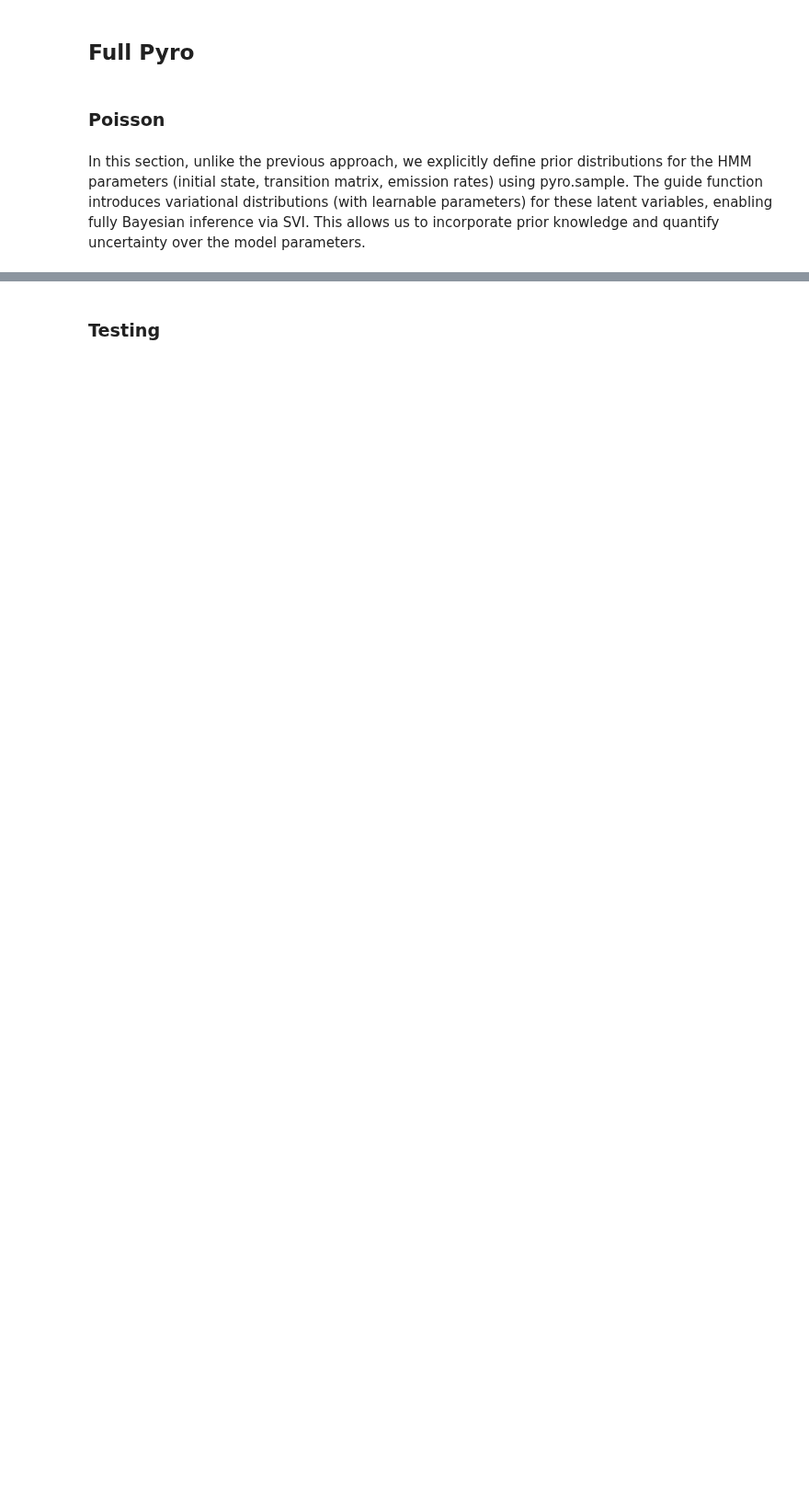
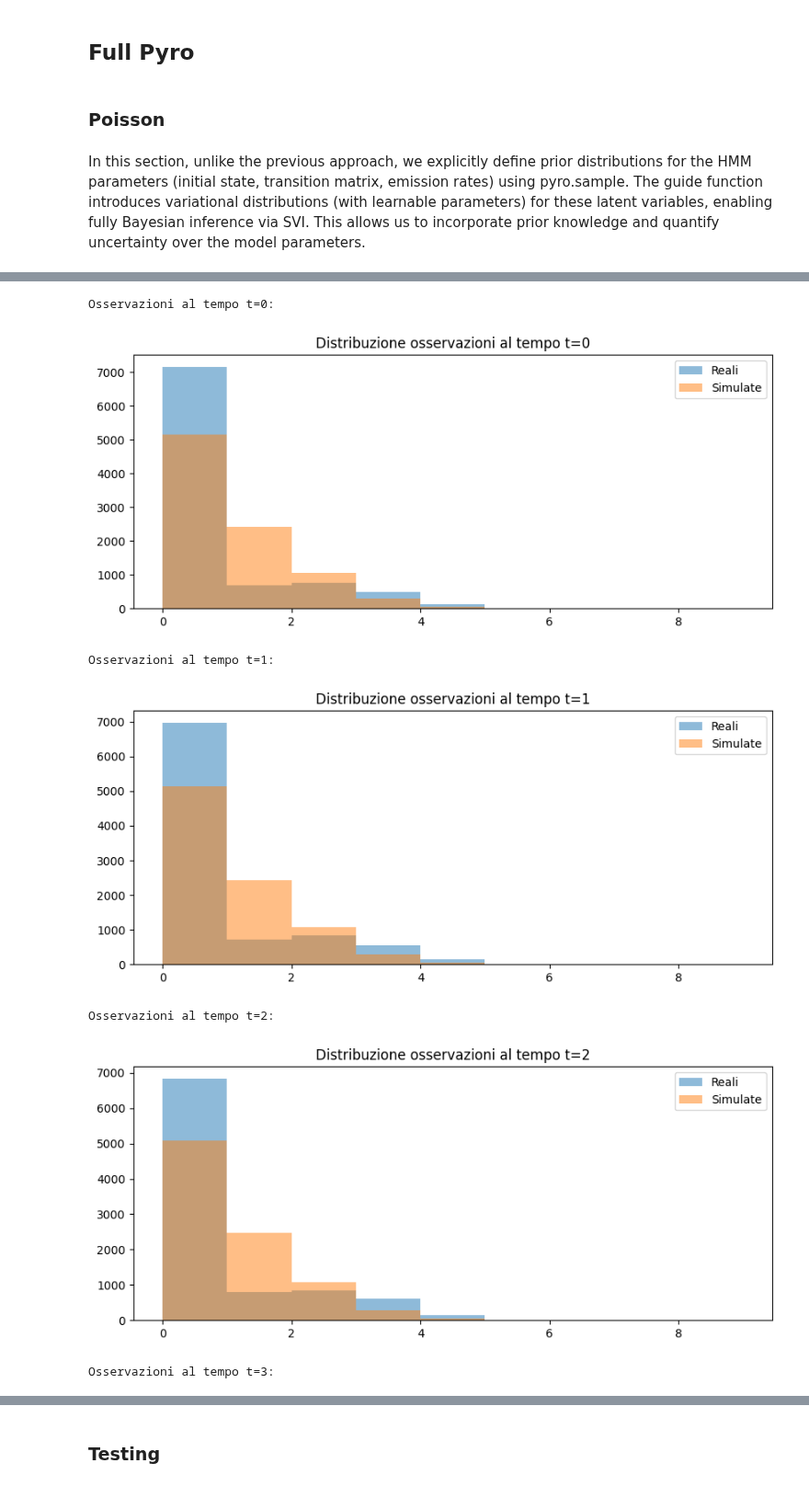
Before and after one commit to erikdeluca/Blood-Donors, a Jupyter notebook: Python/Pyro.ipynb, the cells around one changed output, grey strips where cells are left out. Shown at 92% size. Saved outputs shown, nothing was run; the diff lists cells and outputs as text; code cells hidden in the pictures; blank space fills up the shorter version.

```diff
--- a/Python/Pyro.ipynb
+++ b/Python/Pyro.ipynb
@@ -293,0 +393,17 @@ Step 1800 loss: 131303.4375
+# %%
+learned_pi = pyro.param("pi_alpha").detach().cpu().numpy()
+learned_A = pyro.param("A_alpha").detach().cpu().numpy()
+learned_rates_alpha = pyro.param("rates_alpha").detach().cpu().numpy()
+learned_rates_beta = pyro.param("rates_beta").detach().cpu().numpy()
+
+pi_learn = dist.Dirichlet(torch.tensor(learned_pi))
+A_learn = dist.Dirichlet(torch.tensor(learned_A))  # attenzione alla to_event
+rates_learn = dist.Gamma(torch.tensor(learned_rates_alpha), torch.tensor(learned_rates_beta))
+
+pi_mean = pi_learn.mean
+A_mean = A_learn.mean
+rates_mean = rates_learn.mean
+
+print("Initial state probabilities (normalized):", pi_mean)
+print("Transition matrix (normalized):", A_mean)
+print("Poisson rates:", rates_mean)
@@ -335,0 +476,10 @@ plot_hmm_params(
+# %%
+def generative_model(pi, A, rates, N=9000, T=15):
+    with pyro.plate("donors", N):
+        print(f"pi: {pi}, A: {A}, rates: {rates}")
+        x = pyro.sample("PD_0", dist.Categorical(pi))
+        y = [pyro.sample(f"ND_0", dist.Poisson(rates[x]))]
+        for t in range(1, T):
+            x = pyro.sample(f"PD_{t}", dist.Categorical(A[x]))
+            y.append(pyro.sample(f"ND_{t}", dist.Poisson(rates[x])))
+    return torch.stack(y, dim=1)  # shape: [N, T]
@@ -335,0 +495,19 @@ plot_hmm_params(
+# %%
+T = obs_torch.shape[1]
+
+for t in range(T):
+    print(f"Osservazioni al tempo t={t}:")
+    plt.figure(figsize=(10, 4))
+    plt.hist(obs_torch[:, t].numpy(), bins=range(0, 10), alpha=0.5, label='Reali')
+    plt.hist(y_sim[:, t].numpy(), bins=range(0, 10), alpha=0.5, label='Simulate')
+    plt.title(f'Distribuzione osservazioni al tempo t={t}')
+    plt.legend()
+    plt.show()
+# %% [output]
+Osservazioni al tempo t=0:
+[figure, added]
+Osservazioni al tempo t=1:
+[figure, added]
+Osservazioni al tempo t=2:
+[figure, added]
+Osservazioni al tempo t=3:
```
Also changed, not shown: parts of 60 cells of this notebook.
